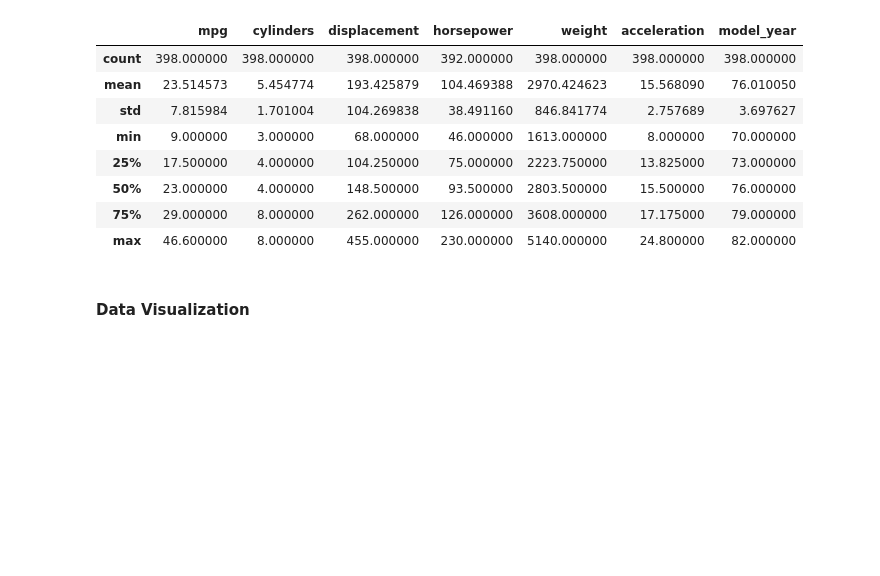
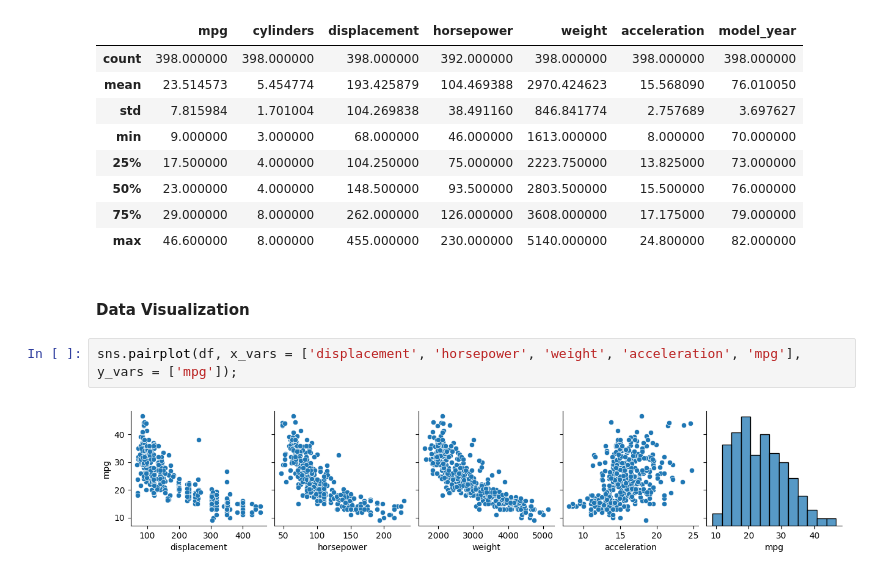
Before and after one commit to 0shanx/0shanx, a Jupyter notebook: Assignment.ipynb, the cells around one changed output. Cells and saved outputs as stored; diff of their text form; blank space fills up the shorter version.

```diff
--- a/Assignment.ipynb
+++ b/Assignment.ipynb
@@ -77,3 +77,7 @@ df.describe()
 | max | 46.600000 | 8.000000 | 455.000000 | 230.000000 | 5140.000000 | 24.800000 | 82.000000 |
 # %% [markdown]
 #### **Data Visualization**
+# %%
+sns.pairplot(df, x_vars = ['displacement', 'horsepower', 'weight', 'acceleration', 'mpg'], y_vars = ['mpg']);
+# %% [output]
+[figure, added]
```
Also changed, not shown: parts of 23 cells of this notebook.
